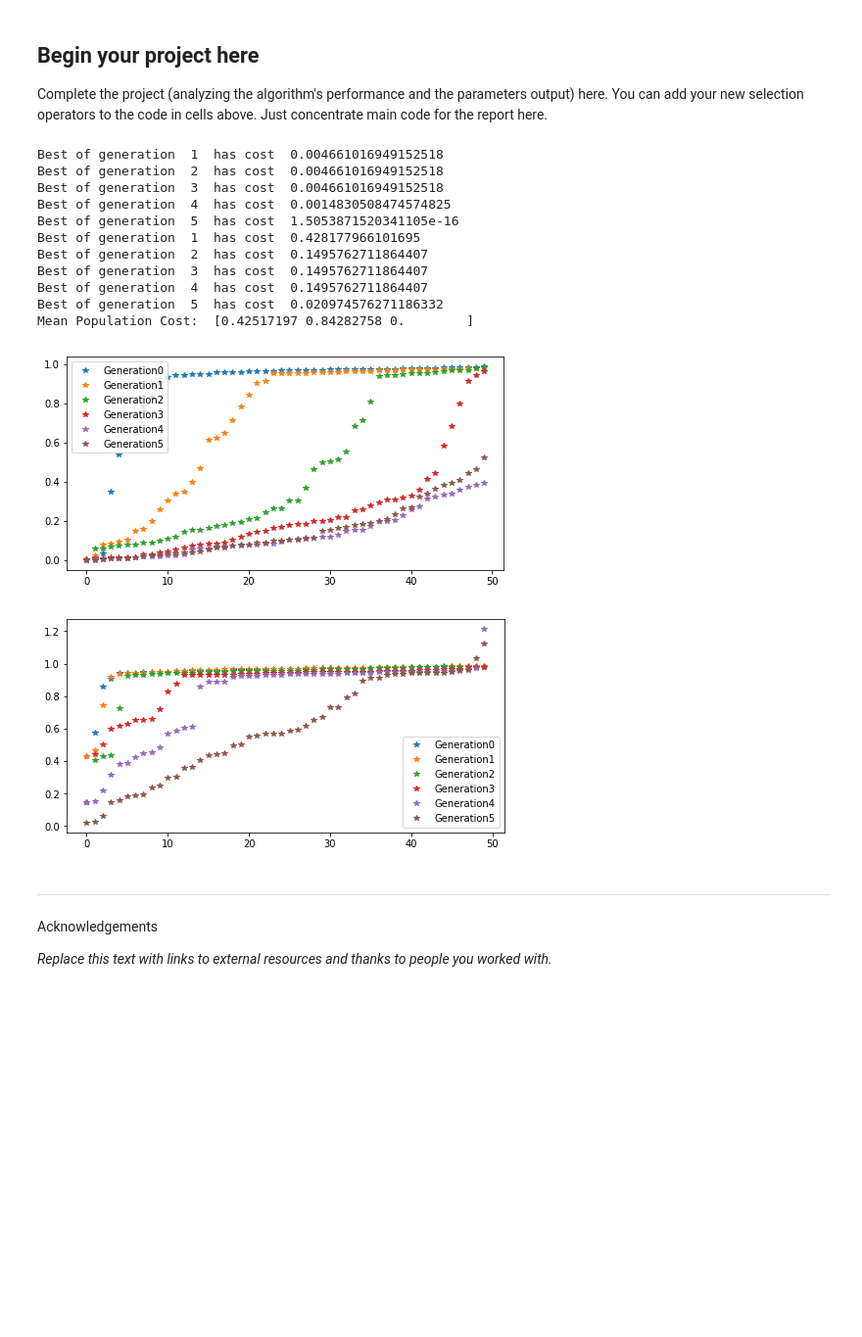
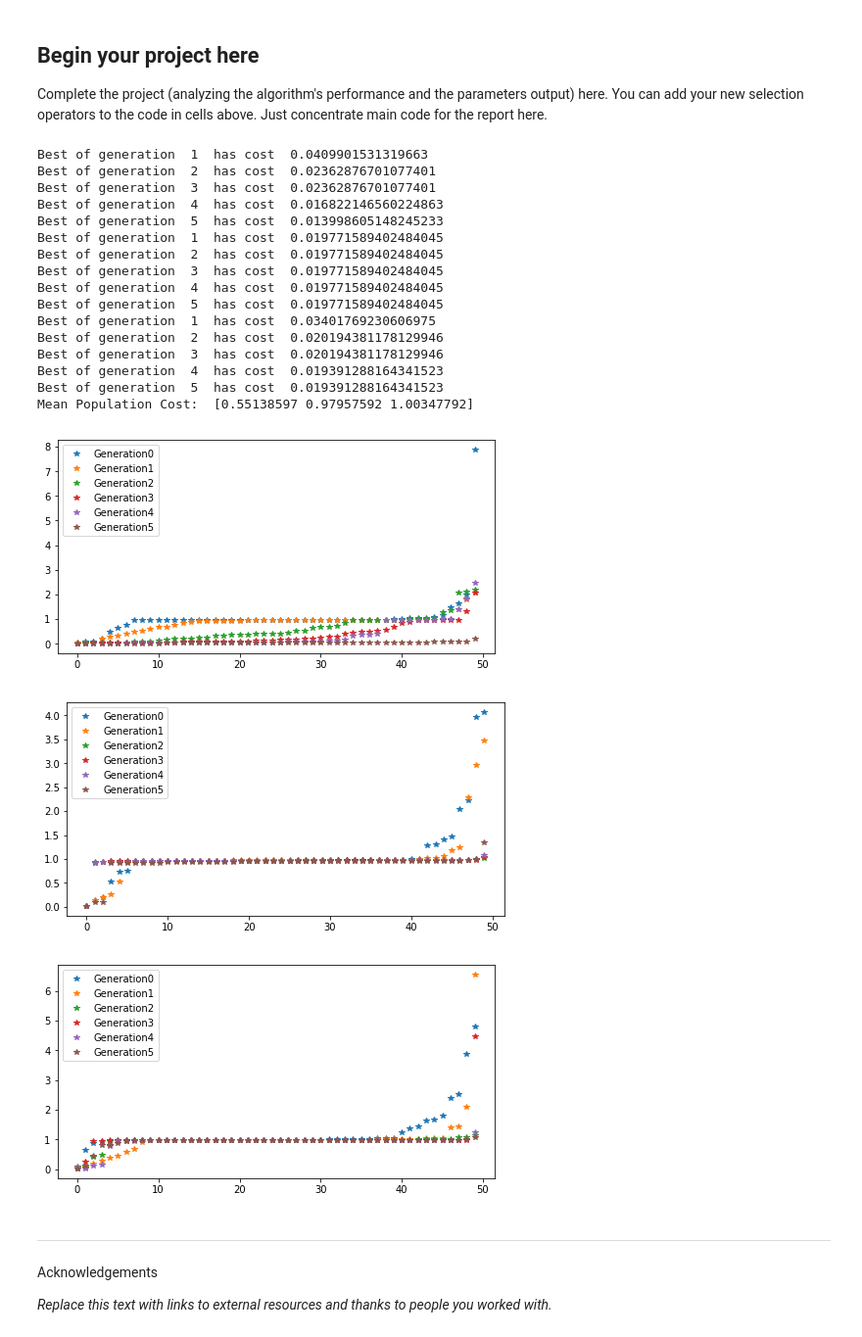
Before and after one commit to hmhwan21/cs341projects, a Jupyter notebook: proj4/Project4.ipynb, the cells around one changed output. Shown at 98% size. Drawn from its saved outputs; the diff is of its cells as text; code cells hidden in the pictures; blank space fills up the shorter version.

Commit message:
added linear ranking

```diff
--- a/proj4/Project4.ipynb
+++ b/proj4/Project4.ipynb
@@ -132,25 +132,29 @@ def negative_feedback(t, statevars, params):
 
 def get_period(arr,t):
     peaks, _ = scipy.signal.find_peaks(arr)
+    #print(peaks)
     time = []
     for peak in peaks:
         time.append(t[peak])
     periods = []
+    #print(time)
     for i in range(len(time)-1,0,-1):
         periods.append(time[i] - time[i-1])
 
-    #return (np.mean(periods), np.std(periods))
-    return np.mean(periods)
+    return (np.mean(periods), np.std(periods))
+    #return np.mean(periods)
 
 def gol95_cost(params):
     initial = (0.5, 0.5, 0.5, 0.5, 1, 2)
+    initial = (1,1,1,1,1,1)
     nf = lambda t,y : negative_feedback(t, y, params)
     sol1 = scipy.integrate.solve_ivp(fun=nf, t_span=(0,240), y0=initial, t_eval=np.arange(0,240,0.01))
-    sol2 = scipy.integrate.solve_ivp(fun=nf, t_span=(0,72), y0=sol1.y[:,-1], t_eval=np.arange(0,72,0.01))
-    #(per, sdper) = get_period(sol2.y[1,:], sol2.t)
-    per = get_period(sol2.y[1,:], sol2.t)
-    sdper = np.std(per)
-    return np.sqrt( ((per-23.6)/23.6)**2 + sdper/23.6)
+    sol2 = scipy.integrate.solve_ivp(fun=nf, t_span=(0,240), y0=sol1.y[:,-1], t_eval=np.arange(0,240,0.01), rtol=1e-8)
+    (per, sdper) = get_period(sol2.y[0,:], sol2.t)
+    #print(per, sdper)
+    #per = get_period(sol2.y[1,:], sol2.t)
+    #sdper = np.std(per)
+    return np.sqrt( ((per-23.6)/23.6)**2 + sdper/23.6 )
 
 vs = 0.76
 vm = 0.65
@@ -198,6 +202,7 @@ class GASettings:
         self.crossover = 'uniform';
         self.mutation = 0.05; # std of normal distribution computed as mutation*value
         self.eliteCount = 1;
+        self.linearRankingRatio = 4;
 
 def select_pool( G, Gcost, settings ):
     if Gcost.size != settings.numChildren:
@@ -219,6 +224,21 @@ def select_pool( G, Gcost, settings ):
     elif settings.selection == "tournament":
         for i in range(settings.numParents):
             idx = (np.random.choice(G.shape[0], (settings.tournamentSize,))).min() #we are looking through indexes here
+            P[i,:] = G[idx,:]
+            Pcost[i] = Gcost[idx]
+    elif settings.selection == "linearRanking":
+        r = settings.linearRankingRatio
+        n = settings.numChildren
+        pn = 2/n*(1/(1+r))
+        p1 = r*pn
+        ps = np.zeros((n,))
+        for i in range(1,n+1):
+            ps[i-1] = pn + (p1-pn)*(n-i)/(n-1)
+        cs = ps.cumsum()
+
+        for i in range( settings.numParents ):
+            num = np.random.random() # number between 0 and 1, from uniform distribution
+            idx = np.argmax( num < cs )
             P[i,:] = G[idx,:]
             Pcost[i] = Gcost[idx]
     else:
@@ -484,47 +504,61 @@ settings.mutation = 0.05
 # print("Cost: ", cost)
 # print("All Costs: ", all_costs)
 meanPopulationCost[0] = np.mean(all_costs)
 plt.figure( figsize=(8,4) )
 legs = []
 for i in range(len(all_costs)):
     plt.plot( np.arange(all_costs[i].size), all_costs[i], '*' )
     legs.append( "Generation" + str(i) )
 plt.legend( legs );
 
 #Tournament Selection: elite count = 1, 10 parents, 50 children, mutation 0.05, tournamentSize 2
 settings = GASettings(numParents=10, numChildren=50)
 settings.numGenerations = 5 #for all
 settings.eliteCount = 1
 settings.selection = 'tournament'
 settings.mutation = 0.05
 settings.tournamentSize = 2
 
 (params, cost, all_params, all_costs) = GA(gol95_cost, lb, ub, settings)
 meanPopulationCost[1] = np.mean(all_costs)
 plt.figure( figsize=(8,4) )
 legs = []
 for i in range(len(all_costs)):
     plt.plot( np.arange(all_costs[i].size), all_costs[i], '*' )
     legs.append( "Generation" + str(i) )
 plt.legend( legs );
 
-#Linear Ranking Selection: elite count = 1, 8 parents, 40 children, mutation 0.05
+#Linear Ranking Selection: elite count = 1, 8 parents, 40 children, mutation 0.05,
+(params, cost, all_params, all_costs) = GA(gol95_cost, lb, ub, settings)
+meanPopulationCost[2] = np.mean(all_costs)
+plt.figure( figsize=(8,4) )
+legs = []
+for i in range(len(all_costs)):
+    plt.plot( np.arange(all_costs[i].size), all_costs[i], '*' )
+    legs.append( "Generation" + str(i) )
+plt.legend( legs );
 
 print("Mean Population Cost: ", meanPopulationCost)
 # %% [output]
-Best of generation  1  has cost  0.004661016949152518
-Best of generation  2  has cost  0.004661016949152518
-Best of generation  3  has cost  0.004661016949152518
-Best of generation  4  has cost  0.0014830508474574825
-Best of generation  5  has cost  1.5053871520341105e-16
-Best of generation  1  has cost  0.428177966101695
-Best of generation  2  has cost  0.1495762711864407
-Best of generation  3  has cost  0.1495762711864407
-Best of generation  4  has cost  0.1495762711864407
-Best of generation  5  has cost  0.020974576271186332
-Mean Population Cost:  [0.42517197 0.84282758 0.        ]
+Best of generation  1  has cost  0.0409901531319663
+Best of generation  2  has cost  0.02362876701077401
+Best of generation  3  has cost  0.02362876701077401
+Best of generation  4  has cost  0.016822146560224863
+Best of generation  5  has cost  0.013998605148245233
+Best of generation  1  has cost  0.019771589402484045
+Best of generation  2  has cost  0.019771589402484045
+Best of generation  3  has cost  0.019771589402484045
+Best of generation  4  has cost  0.019771589402484045
+Best of generation  5  has cost  0.019771589402484045
+Best of generation  1  has cost  0.03401769230606975
+Best of generation  2  has cost  0.020194381178129946
+Best of generation  3  has cost  0.020194381178129946
+Best of generation  4  has cost  0.019391288164341523
+Best of generation  5  has cost  0.019391288164341523
+Mean Population Cost:  [0.55138597 0.97957592 1.00347792]
-[figure, old version]
+[figure, new version]
-[figure, old version]
+[figure, new version]
+[figure, added]
 # %% [markdown]
 <hr style="border:2px solid gray"> </hr>
 
```
Also changed, not shown: parts of 5 cells of this notebook.
